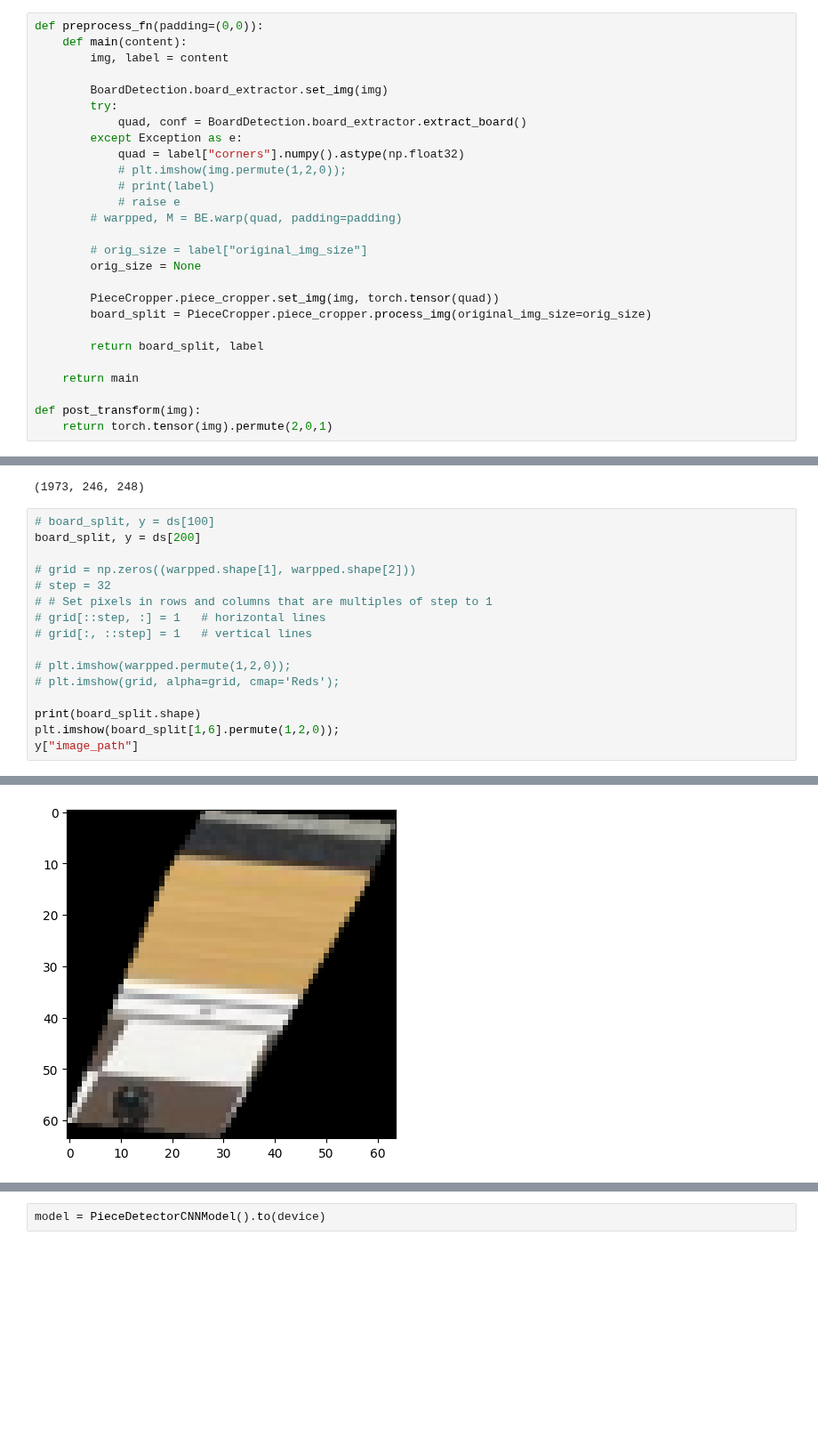
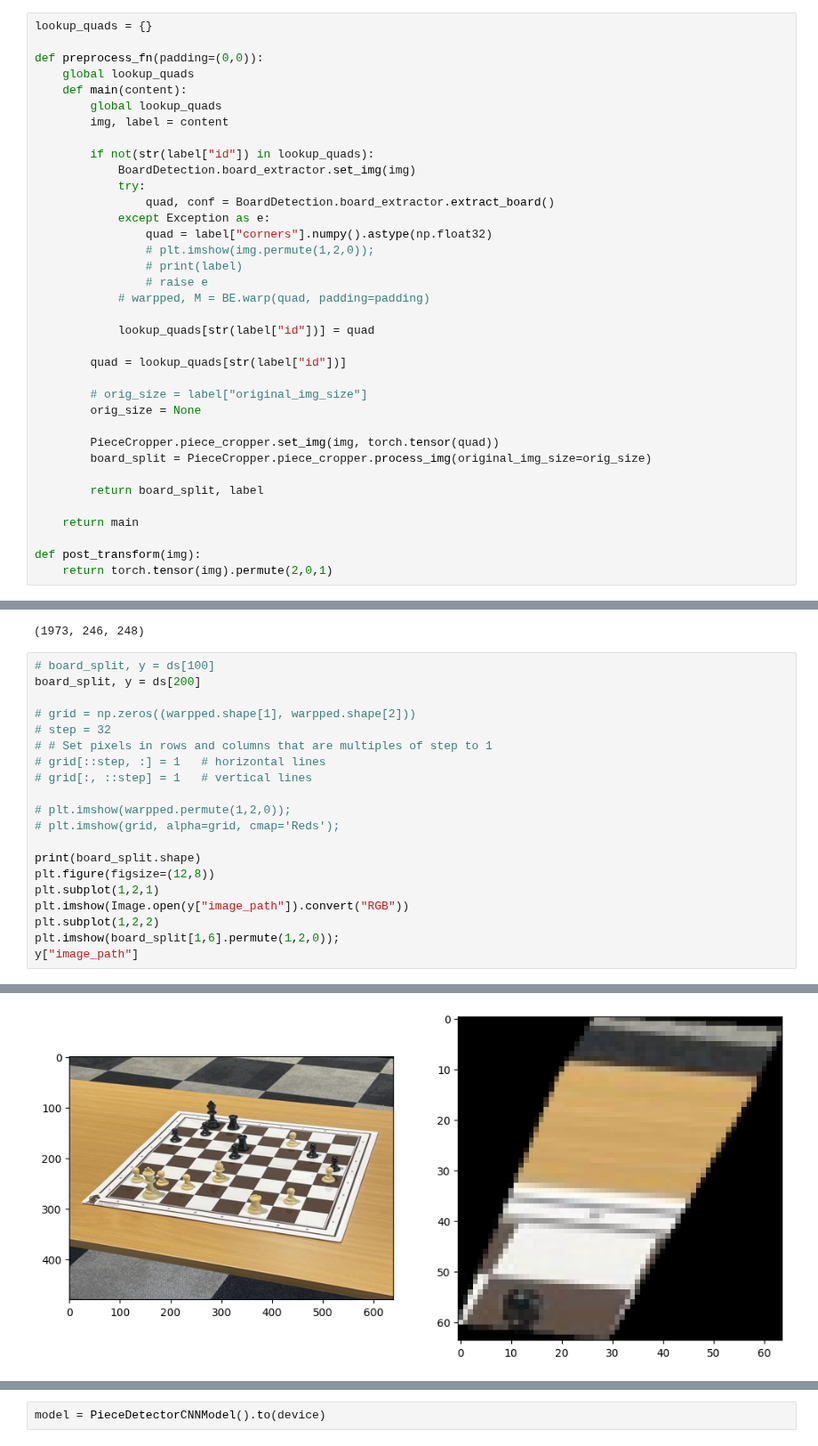
Before and after one commit to MostafaBelo/thesis_chess_lens, a Jupyter notebook: src/PieceDetection/PieceDetection_CNN/main.ipynb, the cells around one changed output, grey strips where cells are left out. Shown at 89% size. Saved outputs shown, nothing was run; the diff lists cells and outputs as text; blank space fills up the shorter version.

```diff
--- a/src/PieceDetection/PieceDetection_CNN/main.ipynb
+++ b/src/PieceDetection/PieceDetection_CNN/main.ipynb
@@ -30,19 +30,28 @@ device
 # %% [output]
 'cuda'
 # %%
+lookup_quads = {}
+
 def preprocess_fn(padding=(0,0)):
+    global lookup_quads
     def main(content):
+        global lookup_quads
         img, label = content
 
-        BoardDetection.board_extractor.set_img(img)
-        try:
-            quad, conf = BoardDetection.board_extractor.extract_board()
-        except Exception as e:
-            quad = label["corners"].numpy().astype(np.float32)
-            # plt.imshow(img.permute(1,2,0));
-            # print(label)
-            # raise e
-        # warpped, M = BE.warp(quad, padding=padding)
+        if not(str(label["id"]) in lookup_quads):
+            BoardDetection.board_extractor.set_img(img)
+            try:
+                quad, conf = BoardDetection.board_extractor.extract_board()
+            except Exception as e:
+                quad = label["corners"].numpy().astype(np.float32)
+                # plt.imshow(img.permute(1,2,0));
+                # print(label)
+                # raise e
+            # warpped, M = BE.warp(quad, padding=padding)
+
+            lookup_quads[str(label["id"])] = quad
+
+        quad = lookup_quads[str(label["id"])]
 
         # orig_size = label["original_img_size"]
         orig_size = None
@@ -129,22 +138,26 @@ len(train_ds), len(valid_ds), len(test_ds)
 # %%
 # board_split, y = ds[100]
 board_split, y = ds[200]
 
 # grid = np.zeros((warpped.shape[1], warpped.shape[2]))
 # step = 32
 # # Set pixels in rows and columns that are multiples of step to 1
 # grid[::step, :] = 1   # horizontal lines
 # grid[:, ::step] = 1   # vertical lines
 
 # plt.imshow(warpped.permute(1,2,0));
 # plt.imshow(grid, alpha=grid, cmap='Reds');
 
 print(board_split.shape)
+plt.figure(figsize=(12,8))
+plt.subplot(1,2,1)
+plt.imshow(Image.open(y["image_path"]).convert("RGB"))
+plt.subplot(1,2,2)
 plt.imshow(board_split[1,6].permute(1,2,0));
 y["image_path"]
 # %% [output]
 torch.Size([8, 8, 3, 64, 64])
 '/mnt/D/University/Thesis_Dataset/chessred2k/images/47/G047_IMG051.jpg'
-[figure, old version]
+[figure, new version]
 # %%
 class PieceDetectorCNNModel(nn.Module):
```
Also changed, not shown: parts of 9 cells of this notebook, 2 other files.
